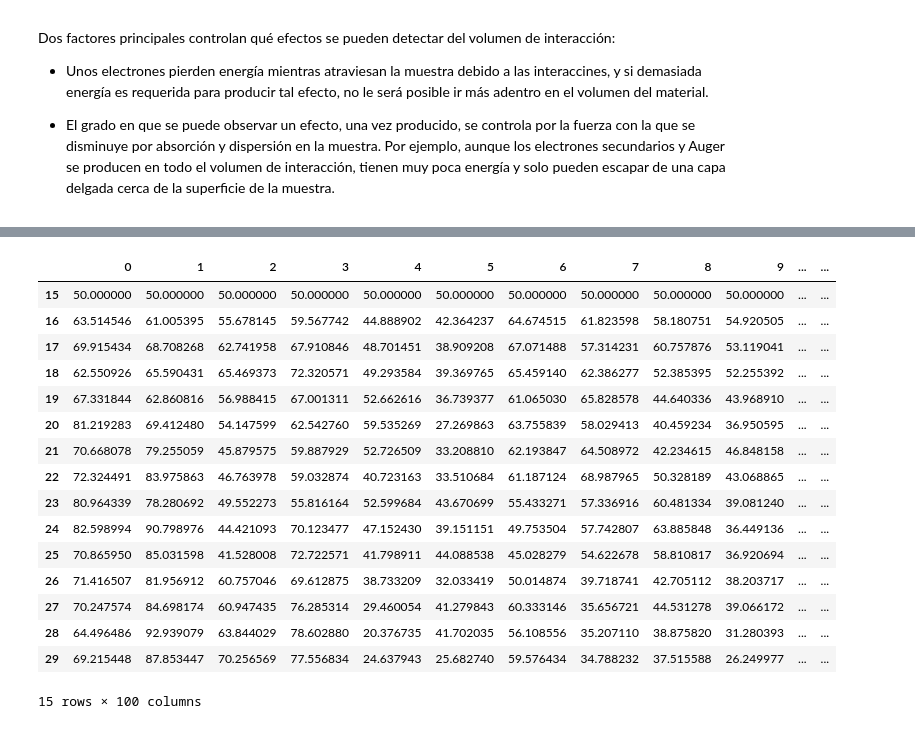
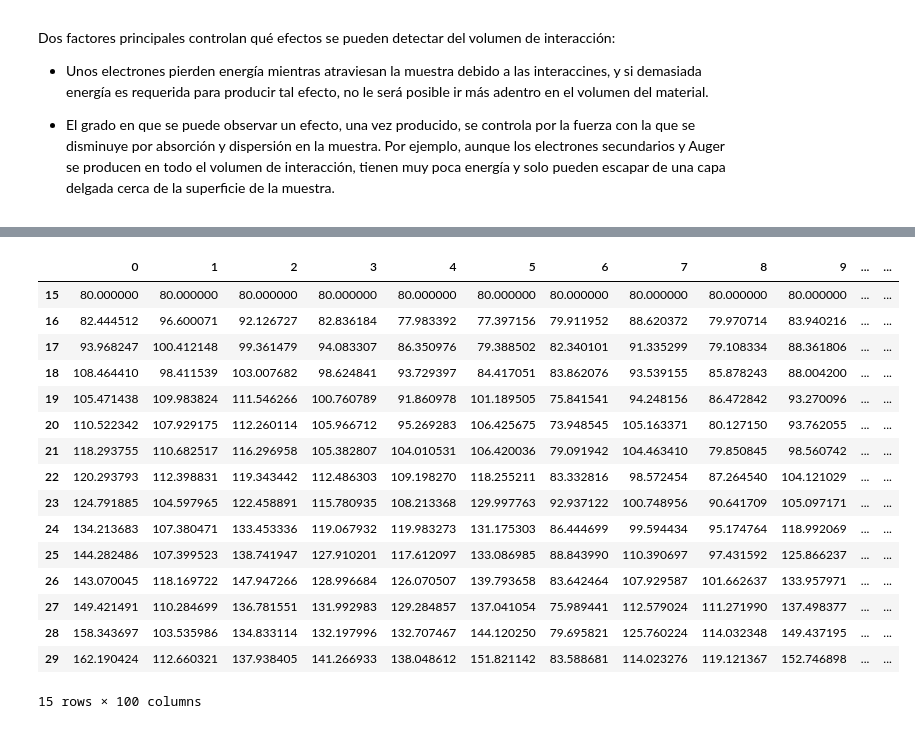
Before and after one commit to dixi1903/ProyectoModulo2_OrtizA_AcostaE_ChiquitoE, a Jupyter notebook: ProyectoModulo2_OrtizA_AcostaE_ChiquitoE.ipynb, the cells around one changed output, grey strips where cells are left out. Cells and saved outputs as stored; diff of their text form; code cells hidden in the pictures.

```diff
--- a/ProyectoModulo2_OrtizA_AcostaE_ChiquitoE.ipynb
+++ b/ProyectoModulo2_OrtizA_AcostaE_ChiquitoE.ipynb
@@ -75,0 +86,14 @@ from pandas_datareader import data
+# %%
+kuchao= pd.Series(data, index=list(range(rango-14)))
+macuin=kuchao.get_value(15,1)
+#a=np.log(kuchao/kuchao.shift(1))[1:]
+#a
+# %%
+def mu_std_daily_ret(closes):
+    daily_returns= np.log(kuchao/kuchao.shift(1))[1:]
+    mu = daily_returns.mean()#.values[0]
+    sigma=daily_returns.std()#.values[0]
+    return daily_returns,mu,sigma
+# %%
+daily_returns, mu, sigma = mu_std_daily_ret(kuchao)
+mu,sigma
@@ -76,7 +102,7 @@ from pandas_datareader import data
 # %%
 K=50 #Valor arbibrario del rayo (a cambiar)
 rango=30 #Alcanze del rayo, a cambiar
-df = pd.DataFrame(np.random.randn((rango-15),100),index=list(range(15,rango,1))) #Generador de números aleatorios para el movimiento del haz dentro del material.
+df = pd.DataFrame((1+sigma)*np.random.randn((rango-15),100)+mu*20,index=list(range(15,rango,1))) #Generador de números aleatorios para el movimiento del haz dentro del material.
 df=df*2/0.33 #Valores que determinen el cambio de los rayos dentro (a cambiar)
 df
 # %% [output]
@@ -99,23 +125,23 @@ df
 15 rows × 100 columns
 # %%
-acum=K+df.cumsum()   #Trayectorias de los diferentes electrones dentro del material.
-acum.loc[15,:]=50
+acum=macuin+df.cumsum()   #Trayectorias de los diferentes electrones dentro del material.
+acum.loc[15,:]=macuin
 acum
 # %% [output]
 |  | 0 | 1 | 2 | 3 | 4 | 5 | 6 | 7 | 8 | 9 | ... | ... |
-| 15 | 50.000000 | 50.000000 | 50.000000 | 50.000000 | 50.000000 | 50.000000 | 50.000000 | 50.000000 | 50.000000 | 50.000000 | ... | ... |
-| 16 | 63.514546 | 61.005395 | 55.678145 | 59.567742 | 44.888902 | 42.364237 | 64.674515 | 61.823598 | 58.180751 | 54.920505 | ... | ... |
-| 17 | 69.915434 | 68.708268 | 62.741958 | 67.910846 | 48.701451 | 38.909208 | 67.071488 | 57.314231 | 60.757876 | 53.119041 | ... | ... |
-| 18 | 62.550926 | 65.590431 | 65.469373 | 72.320571 | 49.293584 | 39.369765 | 65.459140 | 62.386277 | 52.385395 | 52.255392 | ... | ... |
-| 19 | 67.331844 | 62.860816 | 56.988415 | 67.001311 | 52.662616 | 36.739377 | 61.065030 | 65.828578 | 44.640336 | 43.968910 | ... | ... |
-| 20 | 81.219283 | 69.412480 | 54.147599 | 62.542760 | 59.535269 | 27.269863 | 63.755839 | 58.029413 | 40.459234 | 36.950595 | ... | ... |
-| 21 | 70.668078 | 79.255059 | 45.879575 | 59.887929 | 52.726509 | 33.208810 | 62.193847 | 64.508972 | 42.234615 | 46.848158 | ... | ... |
-| 22 | 72.324491 | 83.975863 | 46.763978 | 59.032874 | 40.723163 | 33.510684 | 61.187124 | 68.987965 | 50.328189 | 43.068865 | ... | ... |
-| 23 | 80.964339 | 78.280692 | 49.552273 | 55.816164 | 52.599684 | 43.670699 | 55.433271 | 57.336916 | 60.481334 | 39.081240 | ... | ... |
-| 24 | 82.598994 | 90.798976 | 44.421093 | 70.123477 | 47.152430 | 39.151151 | 49.753504 | 57.742807 | 63.885848 | 36.449136 | ... | ... |
-| 25 | 70.865950 | 85.031598 | 41.528008 | 72.722571 | 41.798911 | 44.088538 | 45.028279 | 54.622678 | 58.810817 | 36.920694 | ... | ... |
-| 26 | 71.416507 | 81.956912 | 60.757046 | 69.612875 | 38.733209 | 32.033419 | 50.014874 | 39.718741 | 42.705112 | 38.203717 | ... | ... |
-| 27 | 70.247574 | 84.698174 | 60.947435 | 76.285314 | 29.460054 | 41.279843 | 60.333146 | 35.656721 | 44.531278 | 39.066172 | ... | ... |
-| 28 | 64.496486 | 92.939079 | 63.844029 | 78.602880 | 20.376735 | 41.702035 | 56.108556 | 35.207110 | 38.875820 | 31.280393 | ... | ... |
-| 29 | 69.215448 | 87.853447 | 70.256569 | 77.556834 | 24.637943 | 25.682740 | 59.576434 | 34.788232 | 37.515588 | 26.249977 | ... | ... |
+| 15 | 80.000000 | 80.000000 | 80.000000 | 80.000000 | 80.000000 | 80.000000 | 80.000000 | 80.000000 | 80.000000 | 80.000000 | ... | ... |
+| 16 | 82.444512 | 96.600071 | 92.126727 | 82.836184 | 77.983392 | 77.397156 | 79.911952 | 88.620372 | 79.970714 | 83.940216 | ... | ... |
+| 17 | 93.968247 | 100.412148 | 99.361479 | 94.083307 | 86.350976 | 79.388502 | 82.340101 | 91.335299 | 79.108334 | 88.361806 | ... | ... |
+| 18 | 108.464410 | 98.411539 | 103.007682 | 98.624841 | 93.729397 | 84.417051 | 83.862076 | 93.539155 | 85.878243 | 88.004200 | ... | ... |
+| 19 | 105.471438 | 109.983824 | 111.546266 | 100.760789 | 91.860978 | 101.189505 | 75.841541 | 94.248156 | 86.472842 | 93.270096 | ... | ... |
+| 20 | 110.522342 | 107.929175 | 112.260114 | 105.966712 | 95.269283 | 106.425675 | 73.948545 | 105.163371 | 80.127150 | 93.762055 | ... | ... |
+| 21 | 118.293755 | 110.682517 | 116.296958 | 105.382807 | 104.010531 | 106.420036 | 79.091942 | 104.463410 | 79.850845 | 98.560742 | ... | ... |
+| 22 | 120.293793 | 112.398831 | 119.343442 | 112.486303 | 109.198270 | 118.255211 | 83.332816 | 98.572454 | 87.264540 | 104.121029 | ... | ... |
+| 23 | 124.791885 | 104.597965 | 122.458891 | 115.780935 | 108.213368 | 129.997763 | 92.937122 | 100.748956 | 90.641709 | 105.097171 | ... | ... |
+| 24 | 134.213683 | 107.380471 | 133.453336 | 119.067932 | 119.983273 | 131.175303 | 86.444699 | 99.594434 | 95.174764 | 118.992069 | ... | ... |
+| 25 | 144.282486 | 107.399523 | 138.741947 | 127.910201 | 117.612097 | 133.086985 | 88.843990 | 110.390697 | 97.431592 | 125.866237 | ... | ... |
+| 26 | 143.070045 | 118.169722 | 147.947266 | 128.996684 | 126.070507 | 139.793658 | 83.642464 | 107.929587 | 101.662637 | 133.957971 | ... | ... |
+| 27 | 149.421491 | 110.284699 | 136.781551 | 131.992983 | 129.284857 | 137.041054 | 75.989441 | 112.579024 | 111.271990 | 137.498377 | ... | ... |
+| 28 | 158.343697 | 103.535986 | 134.833114 | 132.197996 | 132.707467 | 144.120250 | 79.695821 | 125.760224 | 114.032348 | 149.437195 | ... | ... |
+| 29 | 162.190424 | 112.660321 | 137.938405 | 141.266933 | 138.048612 | 151.821142 | 83.588681 | 114.023276 | 119.121367 | 152.746898 | ... | ... |
 15 rows × 100 columns
```
Also changed, not shown: parts of 9 cells of this notebook.
